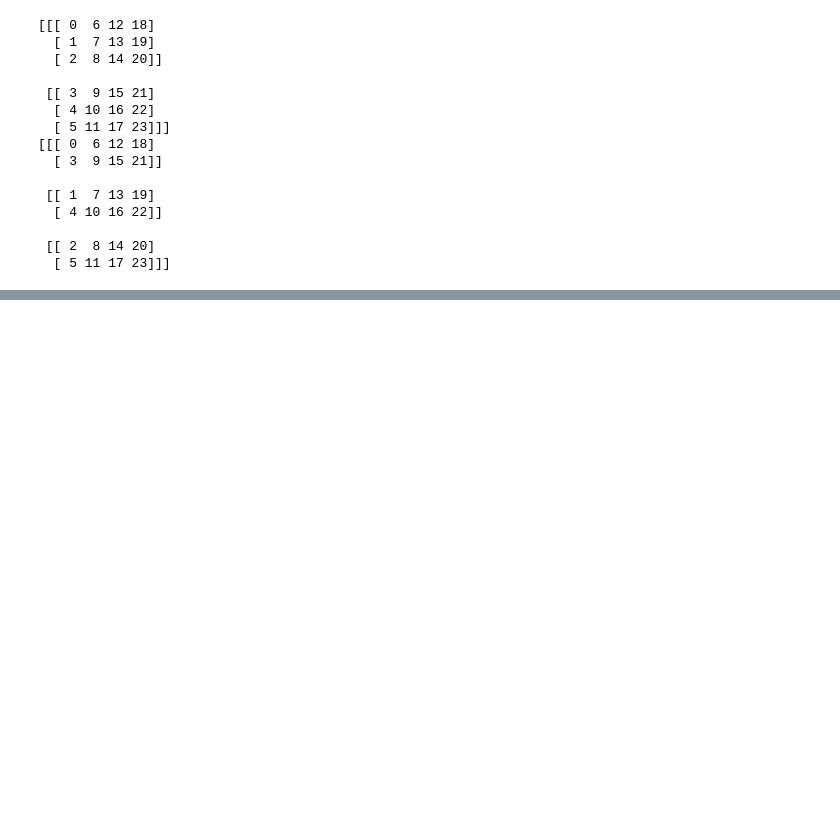
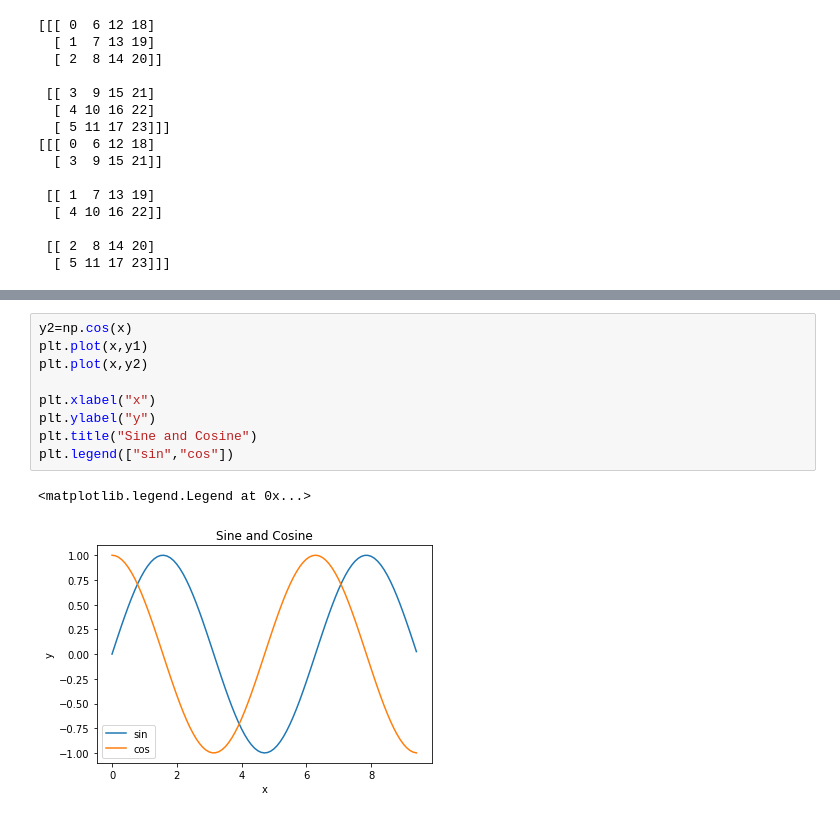
Before and after one commit to Amirserajj/ML-Lab, a Jupyter notebook: ML_Lab.ipynb, the cells around one changed output, grey strips where cells are left out. Drawn from its saved outputs; the diff is of its cells as text; blank space fills up the shorter version.

```diff
--- a/ML_Lab.ipynb
+++ b/ML_Lab.ipynb
@@ -431,0 +441,12 @@ print(B)
+# %%
+y2=np.cos(x)
+plt.plot(x,y1)
+plt.plot(x,y2)
+
+plt.xlabel("x")
+plt.ylabel("y")
+plt.title("Sine and Cosine")
+plt.legend(["sin","cos"])
+# %% [output]
+<matplotlib.legend.Legend at 0x...>
+[figure, added]
```
Also changed, not shown: parts of 7 cells of this notebook.
